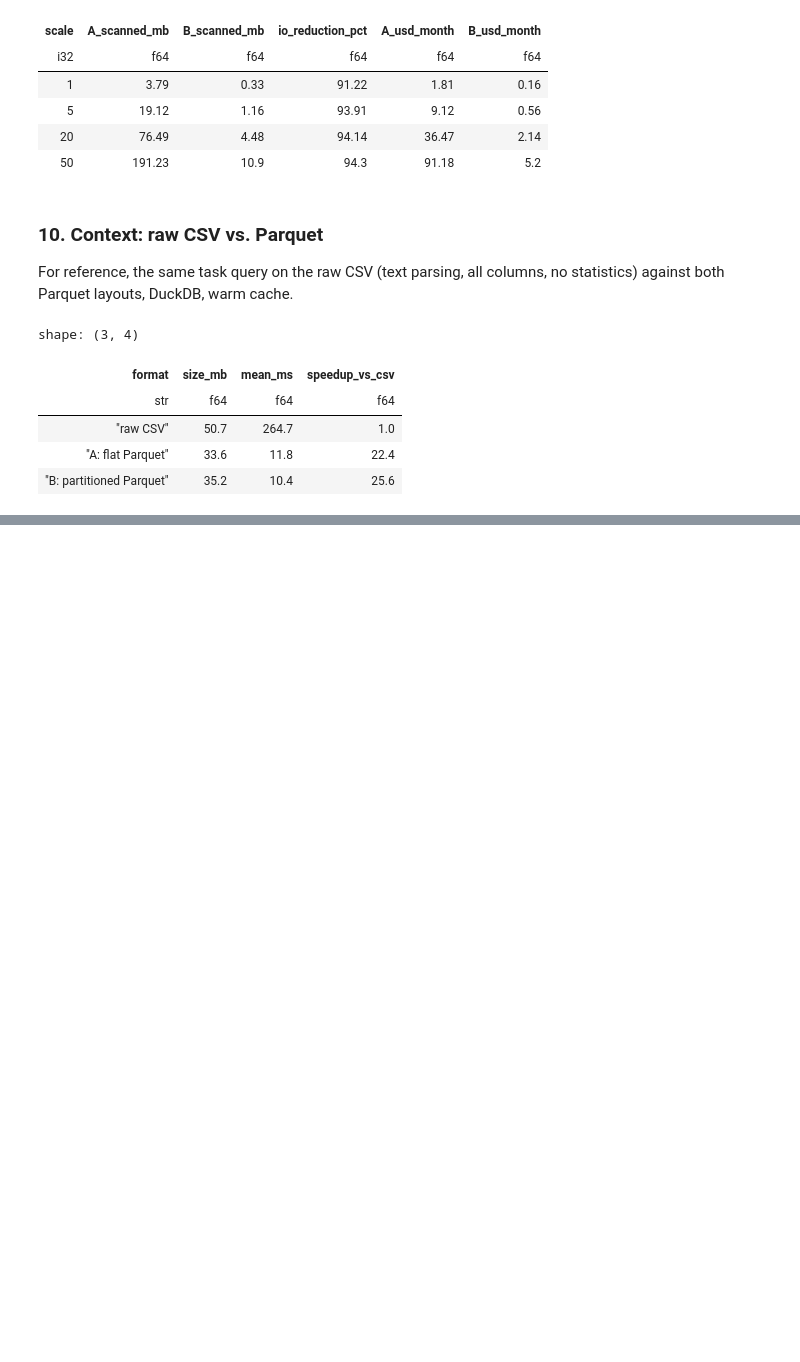
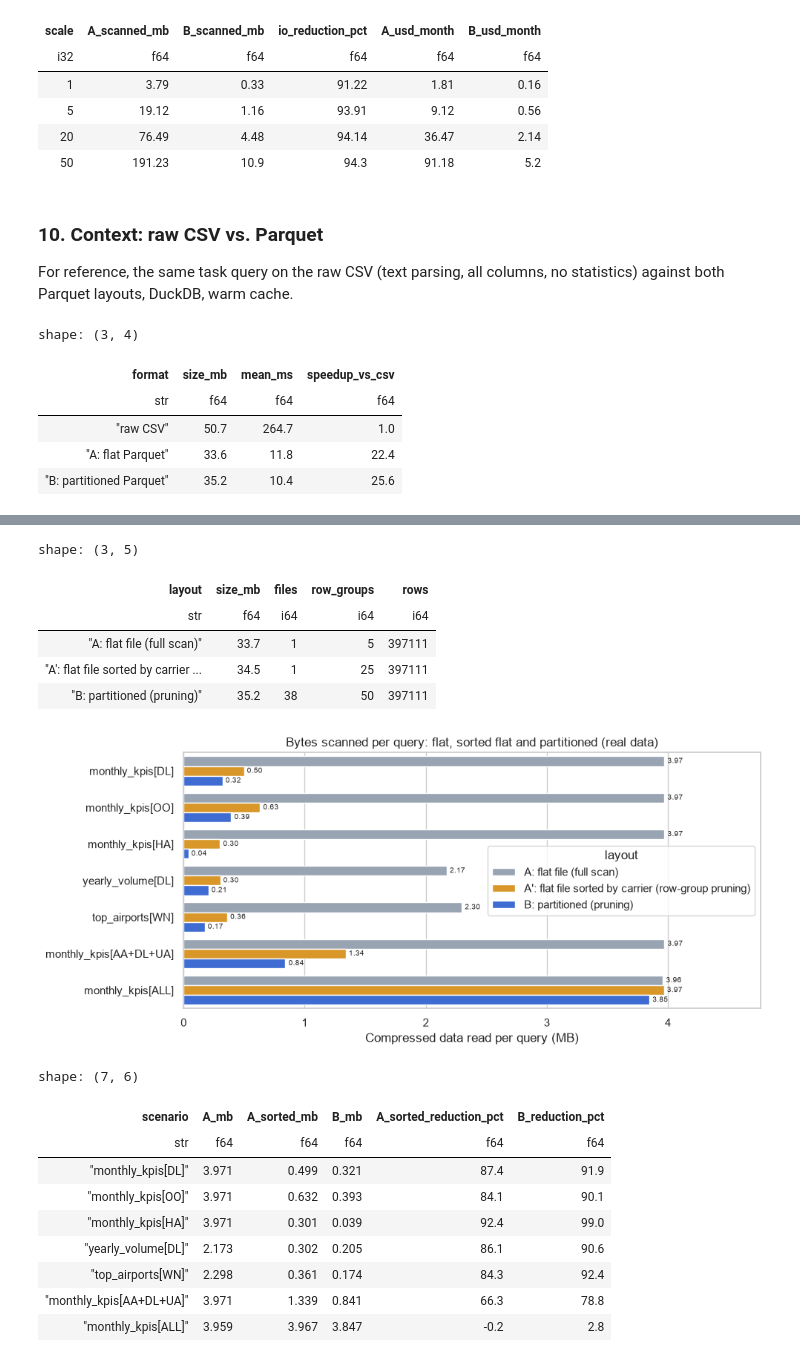
Before and after one commit to Dewaszmi/big-data-exercise-2026, a Jupyter notebook: notebooks/02_cleaning_partitioning.ipynb, the cells around one changed output, grey strips where cells are left out. Cells and saved outputs as stored; diff of their text form; code cells hidden in the pictures; blank space fills up the shorter version.

```diff
--- a/notebooks/02_cleaning_partitioning.ipynb
+++ b/notebooks/02_cleaning_partitioning.ipynb
@@ -41,10 +41,13 @@ from src.cleaning import (
     describe_partitions,
     load_raw,
     write_partitioned_parquet,
+    write_sorted_parquet,
 )
 from src.benchmark import (
+    COLD_CACHE_SUPPORTED,
     LAYOUT_FLAT,
     LAYOUT_PARTITIONED,
+    LAYOUT_SORTED,
     all_carriers_kpis,
     evict_page_cache,
     io_report,
@@ -52,7 +55,9 @@ from src.benchmark import (
     multi_carrier_kpis,
     run_ab_benchmark,
     run_scale_experiment,
+    run_storage_experiment,
     size_mb,
+    storage_info,
     summarize,
     top_airports,
     yearly_volume,
@@ -73,14 +78,15 @@ FIGURES_DIR.mkdir(exist_ok=True)
 BENCHMARK_DIR.mkdir(exist_ok=True)
 RESULT_TABLES = {}
 sns.set_theme(style="whitegrid")
-LAYOUT_COLORS = {LAYOUT_FLAT: "#94a3b8", LAYOUT_PARTITIONED: "#2563eb"}
+LAYOUT_COLORS = {LAYOUT_FLAT: "#94a3b8", LAYOUT_SORTED: "#f59e0b", LAYOUT_PARTITIONED: "#2563eb"}
 
 
 def save(fig, name: str) -> None:
     fig.savefig(FIGURES_DIR / f"{name}.png", dpi=150, bbox_inches="tight")
 
 pl.Config.set_tbl_rows(40)
-pl.Config.set_tbl_cols(12)
+pl.Config.set_tbl_cols(20)
+pl.Config.set_fmt_str_lengths(60)
 print(f"Polars version: {pl.__version__}")
 print(f"Raw dataset path: {BTS_CSV_PATH}")
 # %% [output]
@@ -675,7 +685,8 @@ RESULT_TABLES["io_report_scale"] = write_csv(scale["io"], BENCHMARK_DIR / "io_re
 
 storage = scale["storage"].pivot(on="layout", index=["scale", "rows"], values="size_mb")
 storage_view = storage.with_columns(
-    pl.col(LAYOUT_FLAT).round(1), pl.col(LAYOUT_PARTITIONED).round(1),
+    pl.col(LAYOUT_FLAT).round(1), pl.col(LAYOUT_SORTED).round(1), pl.col(LAYOUT_PARTITIONED).round(1),
+    sorted_vs_flat_pct=((pl.col(LAYOUT_SORTED) / pl.col(LAYOUT_FLAT) - 1) * 100).round(1),
     partitioned_vs_flat_pct=((pl.col(LAYOUT_PARTITIONED) / pl.col(LAYOUT_FLAT) - 1) * 100).round(1),
 )
 RESULT_TABLES["storage_by_scale"] = write_csv(storage_view, BENCHMARK_DIR / "storage_by_scale.csv")
@@ -769,7 +780,7 @@ QUERIES_PER_MONTH = 100_000
 io_scale = (
     scale["io"].filter(pl.col("scenario") == SPEC_SCENARIO)
     .pivot(on="layout", index="scale", values="scanned_mb")
-    .rename({LAYOUT_FLAT: "A_scanned_mb", LAYOUT_PARTITIONED: "B_scanned_mb"})
+    .rename({LAYOUT_FLAT: "A_scanned_mb", LAYOUT_SORTED: "A_sorted_scanned_mb", LAYOUT_PARTITIONED: "B_scanned_mb"})
     .with_columns(
         io_reduction_pct=(1 - pl.col("B_scanned_mb") / pl.col("A_scanned_mb")) * 100,
         A_usd_month=pl.col("A_scanned_mb") / 1024**2 * 5 * QUERIES_PER_MONTH,
@@ -836,0 +855,59 @@ shape: (3, 4)
+# %%
+single_file_path = PROCESSED_DATA_DIR / "bts_clean.parquet"
+sorted_file_path = PROCESSED_DATA_DIR / "bts_clean_sorted.parquet"
+partitioned_root = PARTITIONED_DATA_DIR / "bts_by_carrier"
+if not sorted_file_path.exists():
+    write_sorted_parquet(pl.read_parquet(single_file_path), sorted_file_path)
+three_layouts = {LAYOUT_FLAT: single_file_path, LAYOUT_SORTED: sorted_file_path, LAYOUT_PARTITIONED: partitioned_root}
+SHORT = {LAYOUT_FLAT: "A", LAYOUT_SORTED: "A'", LAYOUT_PARTITIONED: "B"}
+check_scenarios = [
+    monthly_kpis("DL"), monthly_kpis("OO"), monthly_kpis("HA"), yearly_volume("DL"),
+    top_airports("WN"), multi_carrier_kpis(["AA", "DL", "UA"]), all_carriers_kpis(),
+]
+
+layout_storage = pl.DataFrame([{"layout": name, **storage_info(path)} for name, path in three_layouts.items()])
+RESULT_TABLES["layout_storage_real"] = write_csv(layout_storage, BENCHMARK_DIR / "layout_storage_real.csv")
+display(layout_storage.with_columns(pl.col("size_mb").round(1)))
+
+io3 = io_report(three_layouts, check_scenarios)
+scanned = io3.with_columns(pl.col("layout").replace_strict(SHORT)).pivot(on="layout", index="scenario", values="scanned_mb")
+io_sorted_vs_partitioned = scanned.select(
+    "scenario",
+    A_mb=pl.col("A").round(3),
+    A_sorted_mb=pl.col("A'").round(3),
+    B_mb=pl.col("B").round(3),
+    A_sorted_reduction_pct=((1 - pl.col("A'") / pl.col("A")) * 100).round(1),
+    B_reduction_pct=((1 - pl.col("B") / pl.col("A")) * 100).round(1),
+)
+RESULT_TABLES["io_sorted_vs_partitioned"] = write_csv(io_sorted_vs_partitioned, BENCHMARK_DIR / "io_sorted_vs_partitioned.csv")
+
+fig, ax = plt.subplots(figsize=(10, 4.5))
+sns.barplot(data=io3.to_pandas(), y="scenario", x="scanned_mb", hue="layout", palette=LAYOUT_COLORS, ax=ax)
+for container in ax.containers:
+    ax.bar_label(container, fmt="%.2f", padding=3, fontsize=7)
+ax.set_xlabel("Compressed data read per query (MB)")
+ax.set_ylabel("")
+ax.set_title("Bytes scanned per query: flat, sorted flat and partitioned (real data)")
+ax.set_xlim(0, io3["scanned_mb"].max() * 1.2)
+plt.tight_layout()
+save(fig, "io_sorted_vs_partitioned")
+plt.show()
+io_sorted_vs_partitioned
+# %% [output]
+shape: (3, 5)
+| layout | size_mb | files | row_groups | rows |
+| str | f64 | i64 | i64 | i64 |
+| "A: flat file (full scan)" | 33.7 | 1 | 5 | 397111 |
+| "A': flat file sorted by carrier ... | 34.5 | 1 | 25 | 397111 |
+| "B: partitioned (pruning)" | 35.2 | 38 | 50 | 397111 |
+[figure, added]
+shape: (7, 6)
+| scenario | A_mb | A_sorted_mb | B_mb | A_sorted_reduction_pct | B_reduction_pct |
+| str | f64 | f64 | f64 | f64 | f64 |
+| "monthly_kpis[DL]" | 3.971 | 0.499 | 0.321 | 87.4 | 91.9 |
+| "monthly_kpis[OO]" | 3.971 | 0.632 | 0.393 | 84.1 | 90.1 |
+| "monthly_kpis[HA]" | 3.971 | 0.301 | 0.039 | 92.4 | 99.0 |
+| "yearly_volume[DL]" | 2.173 | 0.302 | 0.205 | 86.1 | 90.6 |
+| "top_airports[WN]" | 2.298 | 0.361 | 0.174 | 84.3 | 92.4 |
+| "monthly_kpis[AA+DL+UA]" | 3.971 | 1.339 | 0.841 | 66.3 | 78.8 |
+| "monthly_kpis[ALL]" | 3.959 | 3.967 | 3.847 | -0.2 | 2.8 |
```
Also changed, not shown: parts of 10 cells of this notebook, 9 other files.
